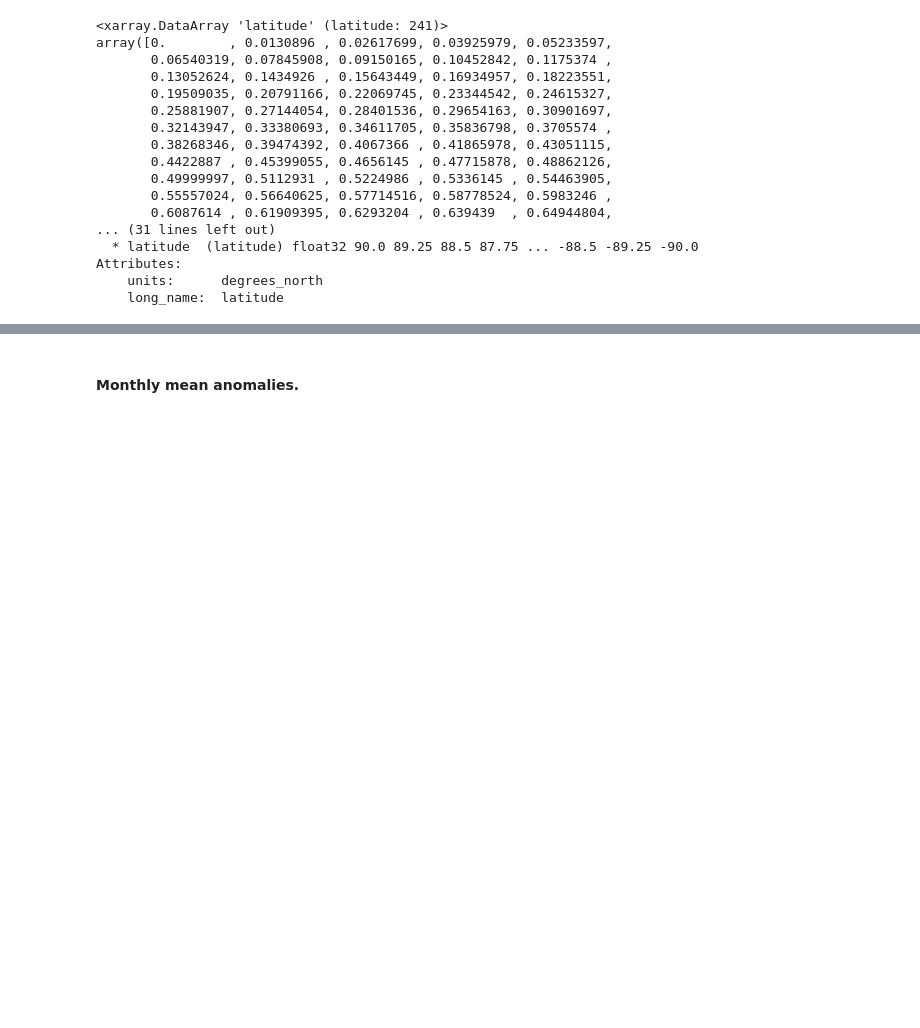
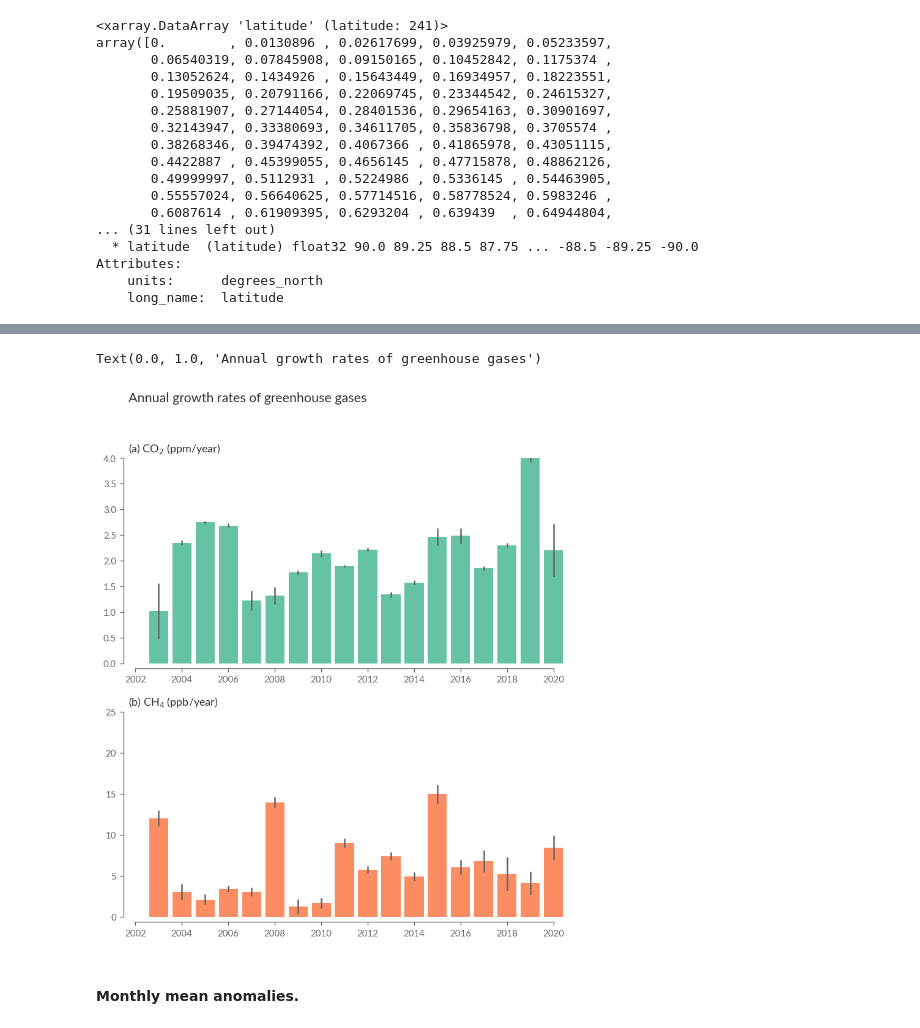
Before and after one commit to ECMWFCode4Earth/sketchbook-earth, a Jupyter notebook: tutorials/01_greenhouse_gases.ipynb, the cells around one changed output, grey strips where cells are left out. Drawn from its saved outputs; the diff is of its cells as text; code cells hidden in the pictures; blank space fills up the shorter version.

```diff
--- a/tutorials/01_greenhouse_gases.ipynb
+++ b/tutorials/01_greenhouse_gases.ipynb
@@ -126,7 +122,7 @@ Attributes:
 # %% [markdown]
 The data are projected in lat/lon system. This system does not have equal areas for all grid cells, but as we move closer to the poles, the area of the cells is reducing. These differences can be accounted when weighting the cells with the cosine of their latitude.
 # %%
-wgts = np.cos(np.deg2rad(data.latitude)).clip(0, 1) # coslat for weights on spatial averaging.
+wgts = np.cos(np.deg2rad(ghg.latitude)).clip(0, 1) # coslat for weights on spatial averaging.
 wgts # the clip function above is for reassuring that all values will be between 0-1 regardless of the  of machine's precision
 # %% [output]
 <xarray.DataArray 'latitude' (latitude: 241)>
@@ -204,3 +215,33 @@ del(fig, ax, i, j, yy_all, yy, label, desc)
+# %%
+import datetime
+from matplotlib.gridspec import GridSpec
+
+
+
+subtitles = ['CO$_2$ (ppm/year)', 'CH$_4$ (ppb/year)']
+
+fig = plt.figure(figsize=(8, 9), dpi=120)
+gs = GridSpec(3, 1, figure=fig, height_ratios=[.01, 1, 1], hspace=0.35)
+
+tax = fig.add_subplot(gs[0, 0])
+axes = [fig.add_subplot(gs[i, 0]) for i in range(1, 3)]
+
+years = pd.to_datetime(annual_growth_rate_mean.year.values, format='%Y')
+
+axes[0].set_ylim(0, 4)
+axes[1].set_ylim(0, 25)
+for ax, abc, molecule, title in zip(axes, ABC, ['tcco2', 'tcch4'], subtitles):
+    ax.bar(years, annual_growth_rate_mean[molecule], width=datetime.timedelta(days=300), color=aux_var[molecule]['color'])
+    ax.errorbar(years, annual_growth_rate_mean[molecule], yerr=annual_growth_rate_stdev[molecule], ls='', color='.4')
+    ax.set_title(f'({abc}) ' + title)
+    ax.xaxis.set_major_formatter(mdates.DateFormatter('%Y'))
+    sns.despine(ax=ax, trim=True, offset=5)
+tax.axis('off')
+tax.set_title('Annual growth rates of greenhouse gases', fontsize='x-large')
+# tax.text(0, 0, 'in °C', ha='left', va='top', transform=tax.transAxes)
+# %% [output]
+Text(0.0, 1.0, 'Annual growth rates of greenhouse gases')
+[figure, added]
 # %% [markdown]
 #### Monthly mean anomalies.
 # %% [markdown]
```
Also changed, not shown: parts of 16 cells of this notebook, 2 other files.
